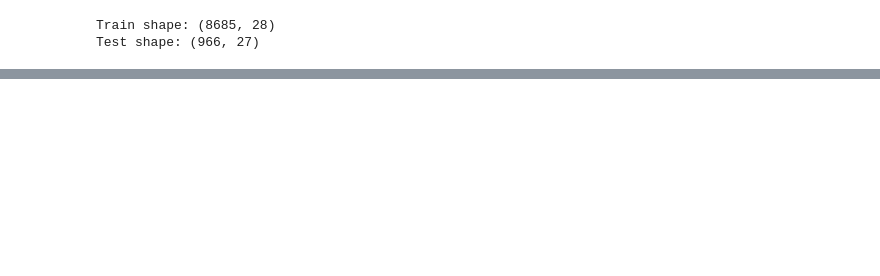
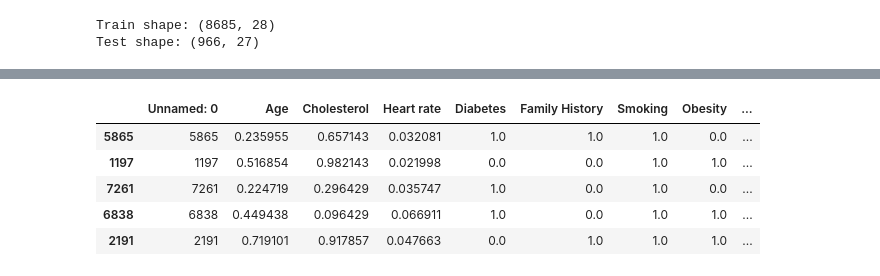
Before and after one commit to madLary/practicum-workshop-cvd-model, a Jupyter notebook: workshop-cdv-research.ipynb, the cells around one changed output, grey strips where cells are left out. Saved outputs shown, nothing was run; the diff lists cells and outputs as text; code cells hidden in the pictures; blank space fills up the shorter version.

```diff
--- a/workshop-cdv-research.ipynb
+++ b/workshop-cdv-research.ipynb
@@ -95,0 +298,9 @@ plt.show()
+# %%
+train.sample(5, random_state=RANDOM_STATE)
+# %% [output]
+|  | Unnamed: 0 | Age | Cholesterol | Heart rate | Diabetes | Family History | Smoking | Obesity | ... |
+| 5865 | 5865 | 0.235955 | 0.657143 | 0.032081 | 1.0 | 1.0 | 1.0 | 0.0 | ... |
+| 1197 | 1197 | 0.516854 | 0.982143 | 0.021998 | 0.0 | 0.0 | 1.0 | 1.0 | ... |
+| 7261 | 7261 | 0.224719 | 0.296429 | 0.035747 | 1.0 | 0.0 | 1.0 | 0.0 | ... |
+| 6838 | 6838 | 0.449438 | 0.096429 | 0.066911 | 1.0 | 0.0 | 1.0 | 1.0 | ... |
+| 2191 | 2191 | 0.719101 | 0.917857 | 0.047663 | 0.0 | 1.0 | 1.0 | 1.0 | ... |
```
Also changed, not shown: parts of 15 cells of this notebook, 1 other file.
